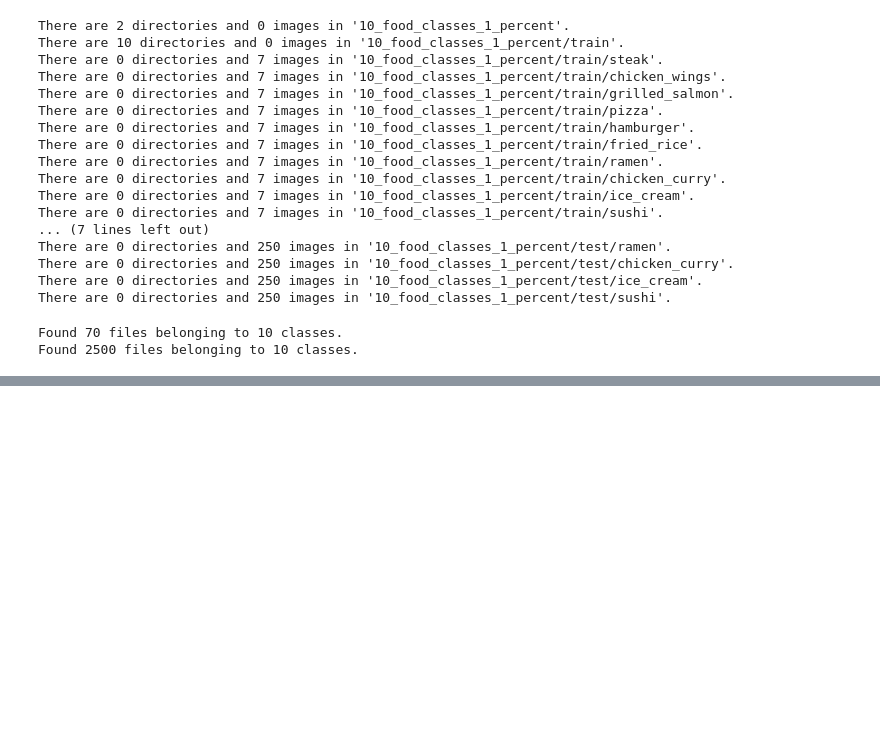
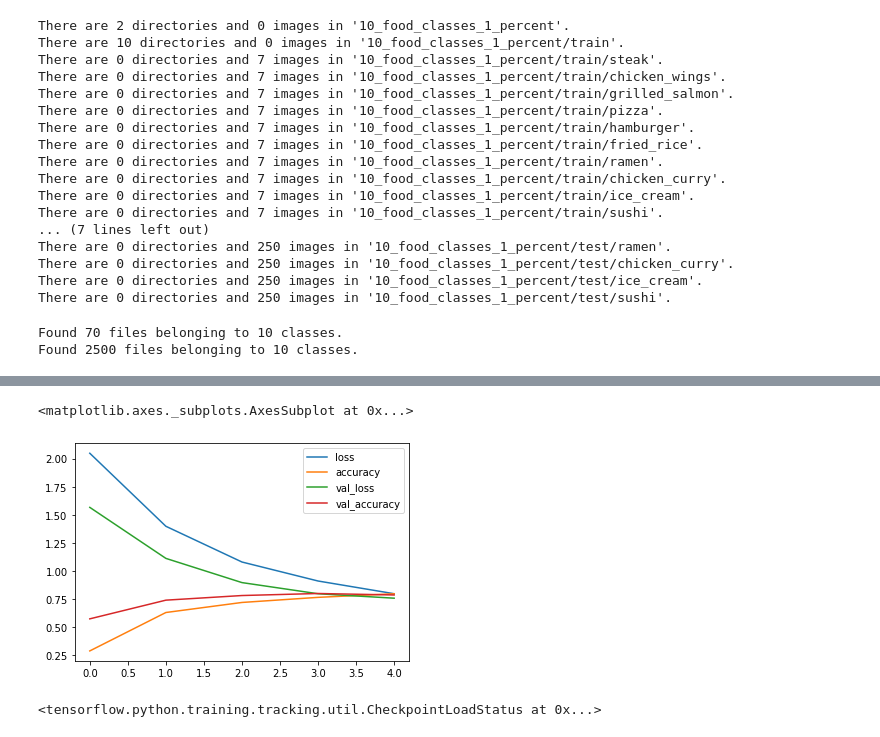
Before and after one commit to eman-kom/TensorFlow-Fundamentals, a Jupyter notebook: 05_transfer_learning_fine_tuning.ipynb, the cells around one changed output, grey strips where cells are left out. Saved outputs shown, nothing was run; the diff lists cells and outputs as text; code cells hidden in the pictures; blank space fills up the shorter version.

```diff
--- a/05_transfer_learning_fine_tuning.ipynb
+++ b/05_transfer_learning_fine_tuning.ipynb
@@ -351,0 +368,20 @@ NameError: ignored
+# %%
+checkpoint_path = "10_percent_model_checkpoints_weights/checkpoint.ckpt"
+
+checkpoint_callback = tf.keras.callbacks.ModelCheckpoint(
+    checkpoint_path,
+    save_weights_only=True,
+    save_best_only=False,
+    save_freq="epoch",
+    verbose=1
+)
+# %%
+initial_epochs = 5
+
+model_2_history = model_2.fit(
+    train_data_10_percent,
+    epochs=initial_epochs,
+    validation_data=test_data,
+    validation_steps=int(0.25 * len(test_data)),
+    callbacks=[checkpoint_callback, create_tensorboard_callback("transfer_learning", "10_percent_data_aug")]
+)
@@ -351,0 +419,9 @@ NameError: ignored
+# %%
+pd.DataFrame(model_2_history.history).plot()
+# %% [output]
+<matplotlib.axes._subplots.AxesSubplot at 0x...>
+[figure, added]
+# %%
+model_2.load_weights(checkpoint_path)
+# %% [output]
+<tensorflow.python.training.tracking.util.CheckpointLoadStatus at 0x...>
```
Also changed, not shown: parts of 26 cells of this notebook.
